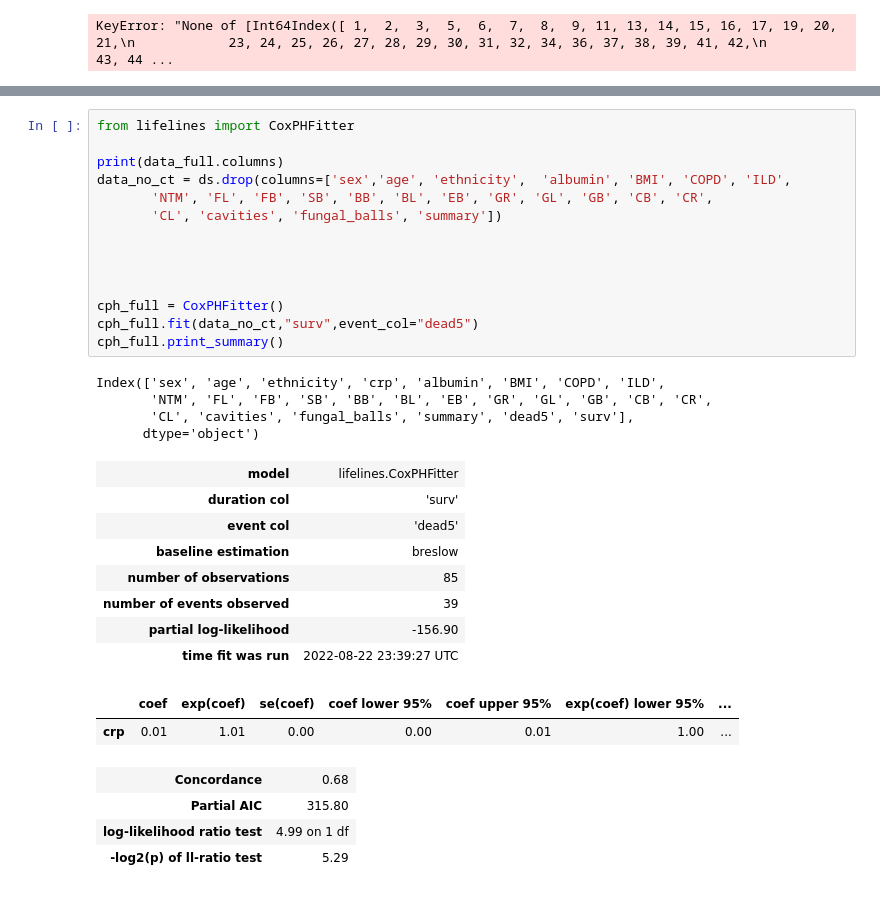
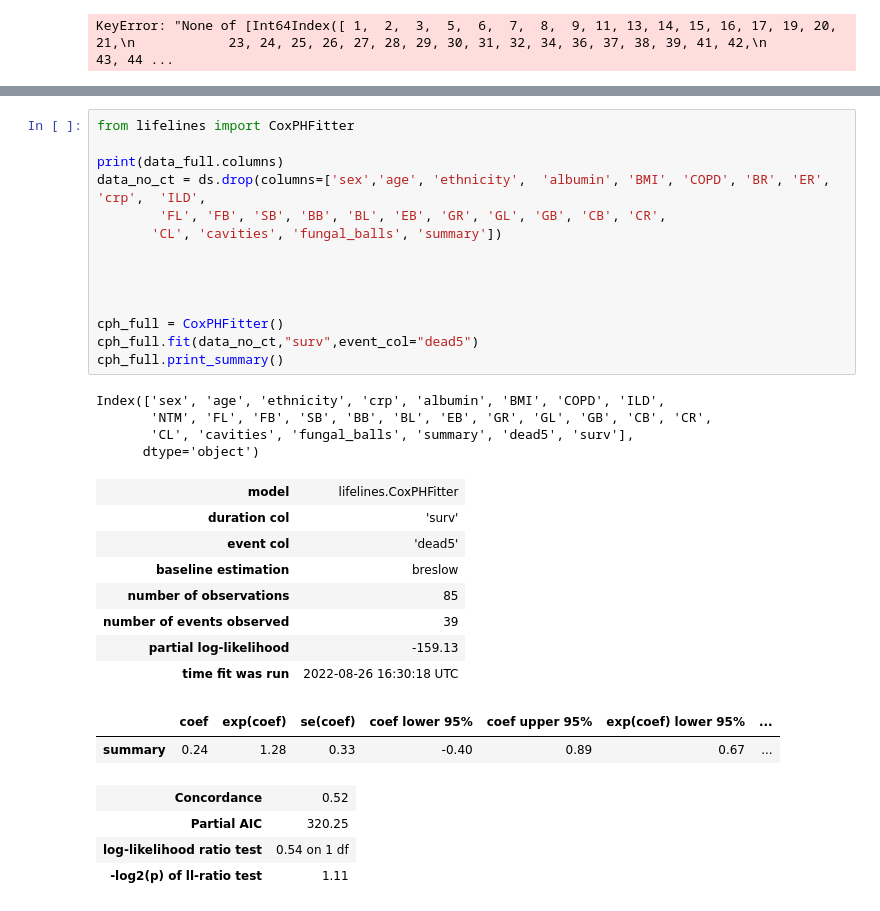
Before and after one commit to AgatheZ/Master-Project, a Jupyter notebook: Additional_analysis/model.ipynb, the cells around one changed output, grey strips where cells are left out. Cells and saved outputs as stored; diff of their text form.

```diff
--- a/Additional_analysis/model.ipynb
+++ b/Additional_analysis/model.ipynb
@@ -441,33 +457,33 @@ Newton-Rhaphson convergence completed successfully but norm(delta) is still high
 # %%
 from lifelines import CoxPHFitter
 
 print(data_full.columns)
-data_no_ct = ds.drop(columns=['sex','age', 'ethnicity',  'albumin', 'BMI', 'COPD', 'ILD',
-       'NTM', 'FL', 'FB', 'SB', 'BB', 'BL', 'EB', 'GR', 'GL', 'GB', 'CB', 'CR',
+data_no_ct = ds.drop(columns=['sex','age', 'ethnicity',  'albumin', 'BMI', 'COPD', 'BR', 'ER', 'crp',  'ILD',
+        'FL', 'FB', 'SB', 'BB', 'BL', 'EB', 'GR', 'GL', 'GB', 'CB', 'CR',
        'CL', 'cavities', 'fungal_balls', 'summary'])
 
 
 
 
 cph_full = CoxPHFitter()
 cph_full.fit(data_no_ct,"surv",event_col="dead5")
 cph_full.print_summary()
 # %% [output]
 Index(['sex', 'age', 'ethnicity', 'crp', 'albumin', 'BMI', 'COPD', 'ILD',
        'NTM', 'FL', 'FB', 'SB', 'BB', 'BL', 'EB', 'GR', 'GL', 'GB', 'CB', 'CR',
        'CL', 'cavities', 'fungal_balls', 'summary', 'dead5', 'surv'],
       dtype='object')
 | model | lifelines.CoxPHFitter |
 | duration col | 'surv' |
 | event col | 'dead5' |
 | baseline estimation | breslow |
 | number of observations | 85 |
 | number of events observed | 39 |
-| partial log-likelihood | -156.90 |
-| time fit was run | 2022-08-22 23:39:27 UTC |
+| partial log-likelihood | -159.13 |
+| time fit was run | 2022-08-26 16:30:18 UTC |
 |  | coef | exp(coef) | se(coef) | coef lower 95% | coef upper 95% | exp(coef) lower 95% | ... |
-| crp | 0.01 | 1.01 | 0.00 | 0.00 | 0.01 | 1.00 | ... |
+| summary | 0.24 | 1.28 | 0.33 | -0.40 | 0.89 | 0.67 | ... |
-| Concordance | 0.68 |
-| Partial AIC | 315.80 |
-| log-likelihood ratio test | 4.99 on 1 df |
-| -log2(p) of ll-ratio test | 5.29 |
+| Concordance | 0.52 |
+| Partial AIC | 320.25 |
+| log-likelihood ratio test | 0.54 on 1 df |
+| -log2(p) of ll-ratio test | 1.11 |
```
Also changed, not shown: parts of 7 cells of this notebook.
